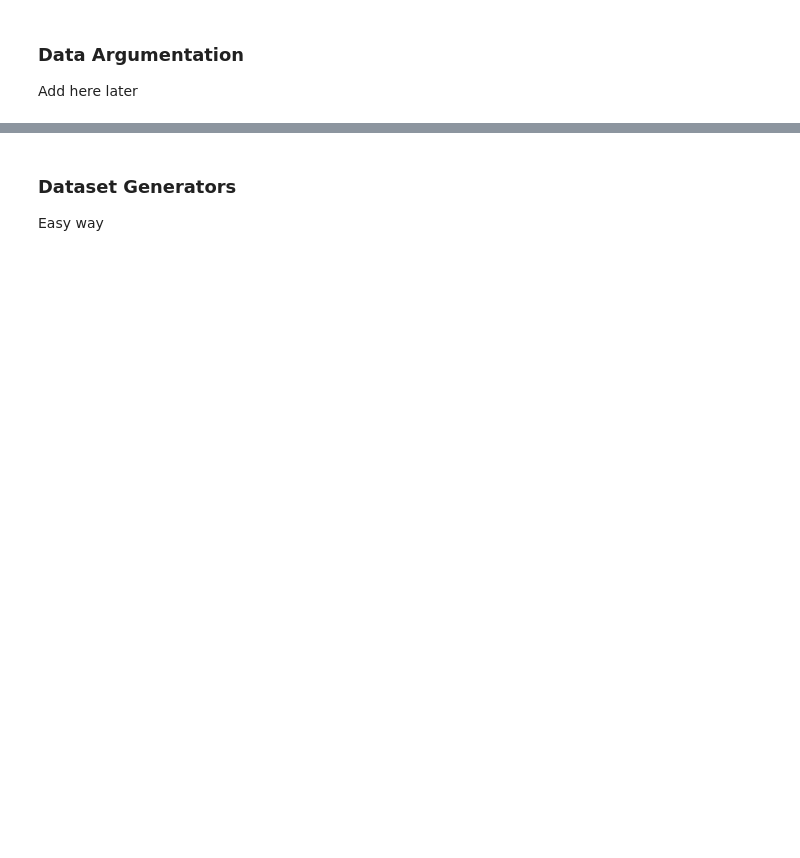
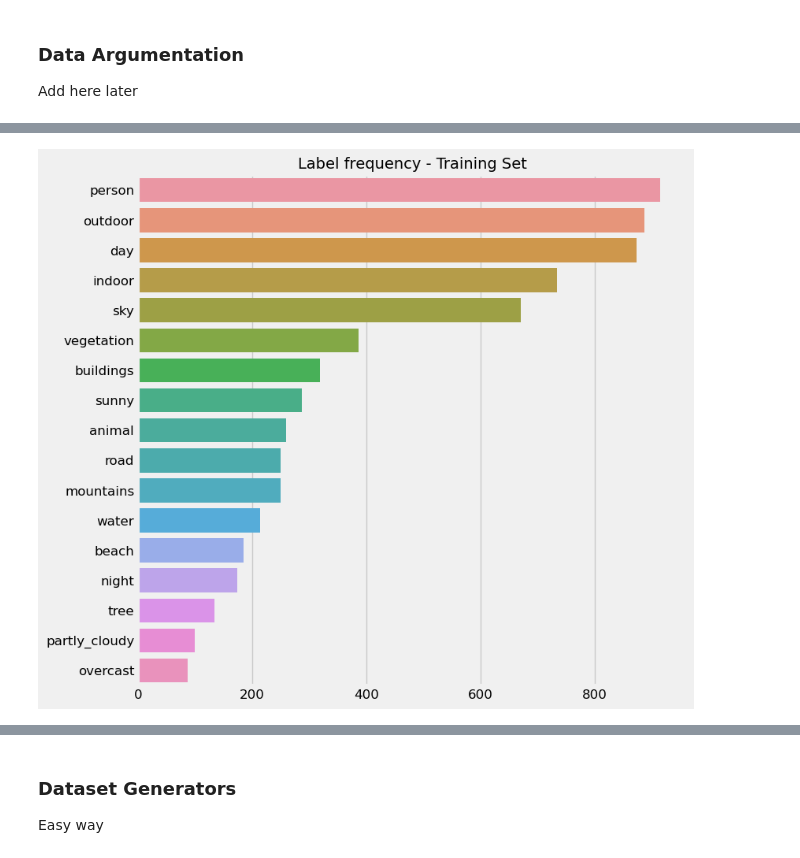
Before and after one commit to lsromao/MachineLearningProject, a Jupyter notebook: ML Final Project.ipynb, the cells around one changed output, grey strips where cells are left out. Cells and saved outputs as stored; diff of their text form; code cells hidden in the pictures; blank space fills up the shorter version.

```diff
--- a/ML Final Project.ipynb
+++ b/ML Final Project.ipynb
@@ -171,0 +311,4 @@ val_ds = create_dataset(X_val, list(y_val))
+# %%
+plot()
+# %% [output]
+[figure, added]
```
Also changed, not shown: parts of 52 cells of this notebook.
